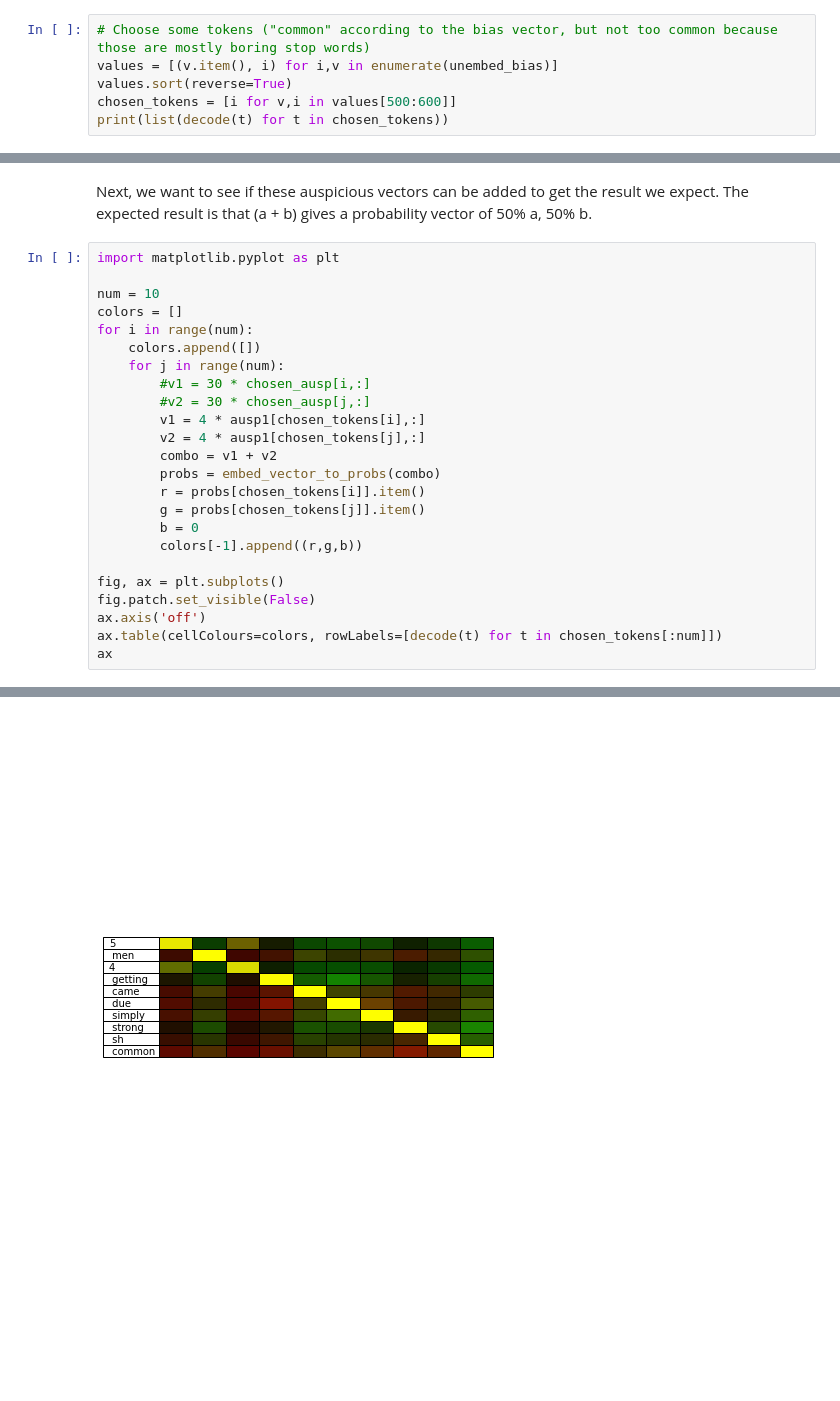
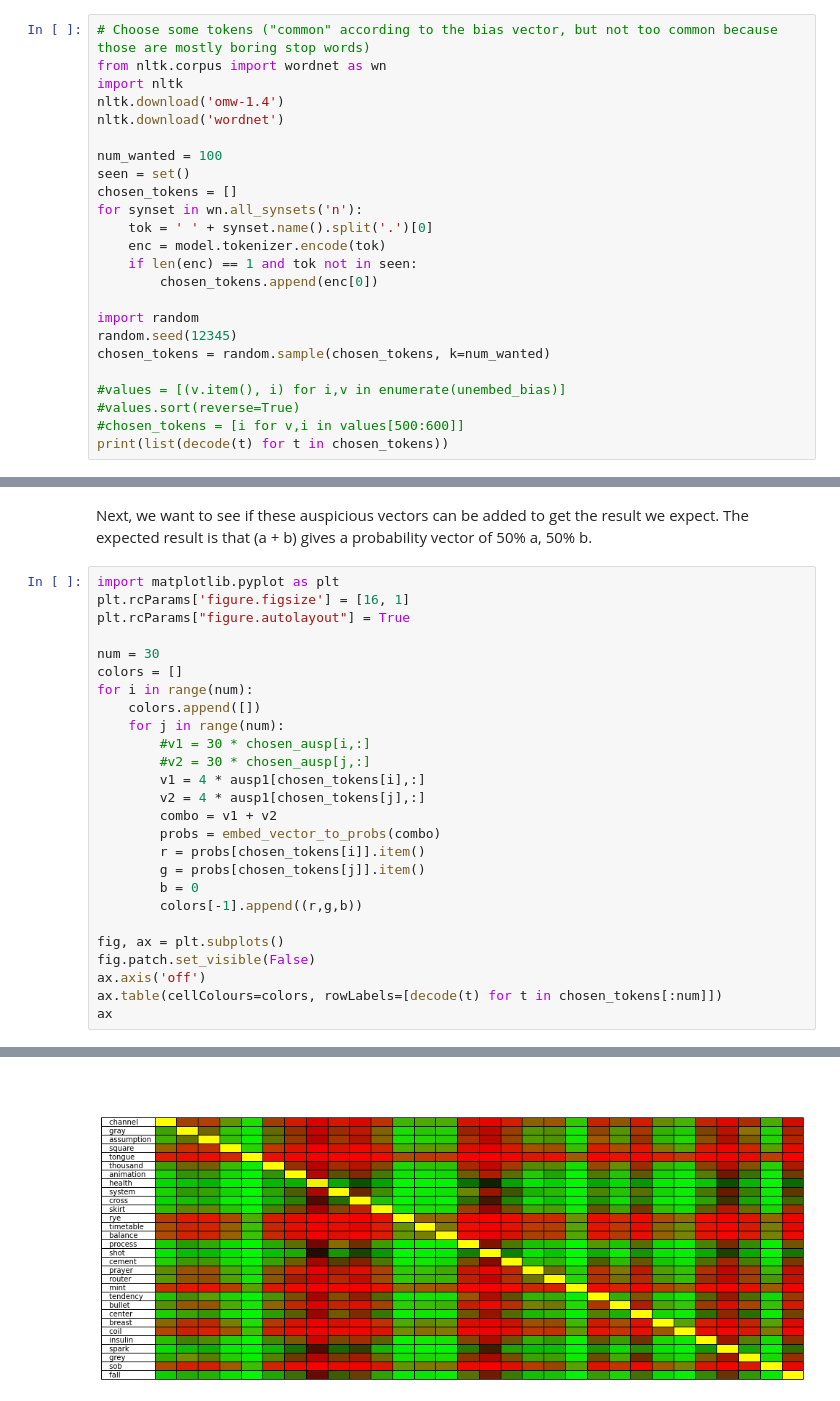
Before and after one commit to edkins/interp-ausp, a Jupyter notebook: ausp.ipynb, the cells around one changed output, grey strips where cells are left out. Saved outputs shown, nothing was run; the diff lists cells and outputs as text; blank space fills up the shorter version.

```diff
--- a/ausp.ipynb
+++ b/ausp.ipynb
@@ -54,8 +54,26 @@ def print_embed_vector(v):
         print(f'{decode_pad(j)} {values[i][0]} {probs[j]}')
 # %%
 # Choose some tokens ("common" according to the bias vector, but not too common because those are mostly boring stop words)
-values = [(v.item(), i) for i,v in enumerate(unembed_bias)]
-values.sort(reverse=True)
-chosen_tokens = [i for v,i in values[500:600]]
+from nltk.corpus import wordnet as wn
+import nltk
+nltk.download('omw-1.4')
+nltk.download('wordnet')
+
+num_wanted = 100
+seen = set()
+chosen_tokens = []
+for synset in wn.all_synsets('n'):
+    tok = ' ' + synset.name().split('.')[0]
+    enc = model.tokenizer.encode(tok)
+    if len(enc) == 1 and tok not in seen:
+        chosen_tokens.append(enc[0])
+
+import random
+random.seed(12345)
+chosen_tokens = random.sample(chosen_tokens, k=num_wanted)
+
+#values = [(v.item(), i) for i,v in enumerate(unembed_bias)]
+#values.sort(reverse=True)
+#chosen_tokens = [i for v,i in values[500:600]]
 print(list(decode(t) for t in chosen_tokens))
 # %% [output]
@@ -141,28 +111,30 @@ class SelectorModel(torch.nn.Module):
 Next, we want to see if these auspicious vectors can be added to get the result we expect. The expected result is that (a + b) gives a probability vector of 50% a, 50% b.
 # %%
 import matplotlib.pyplot as plt
+plt.rcParams['figure.figsize'] = [16, 1]
+plt.rcParams["figure.autolayout"] = True
 
-num = 10
+num = 30
 colors = []
 for i in range(num):
     colors.append([])
     for j in range(num):
         #v1 = 30 * chosen_ausp[i,:]
         #v2 = 30 * chosen_ausp[j,:]
         v1 = 4 * ausp1[chosen_tokens[i],:]
         v2 = 4 * ausp1[chosen_tokens[j],:]
         combo = v1 + v2
         probs = embed_vector_to_probs(combo)
         r = probs[chosen_tokens[i]].item()
         g = probs[chosen_tokens[j]].item()
         b = 0
         colors[-1].append((r,g,b))
 
 fig, ax = plt.subplots()
 fig.patch.set_visible(False)
 ax.axis('off')
 ax.table(cellColours=colors, rowLabels=[decode(t) for t in chosen_tokens[:num]])
 ax
 # %% [output]
 <AxesSubplot:>
-[figure, old version]
+[figure, new version]
```
Also changed, not shown: parts of 7 cells of this notebook.
